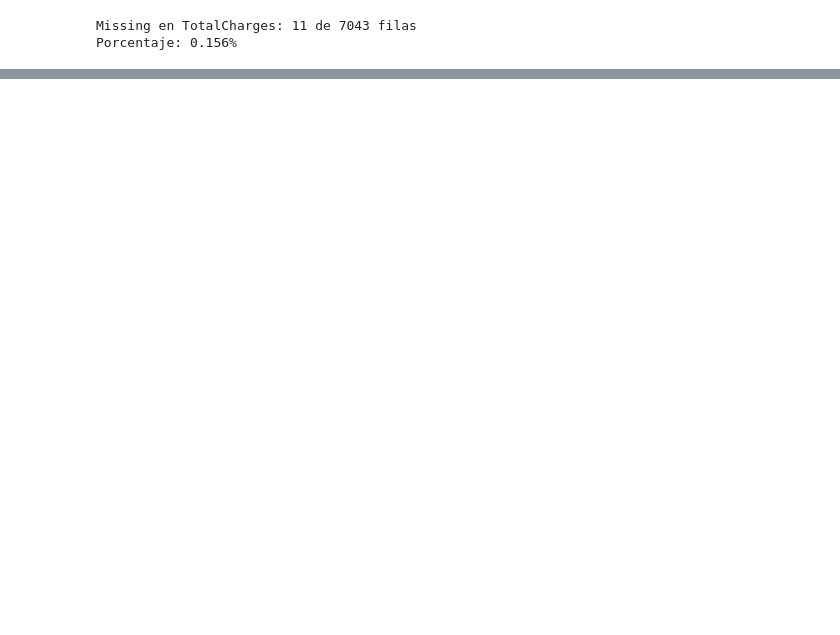
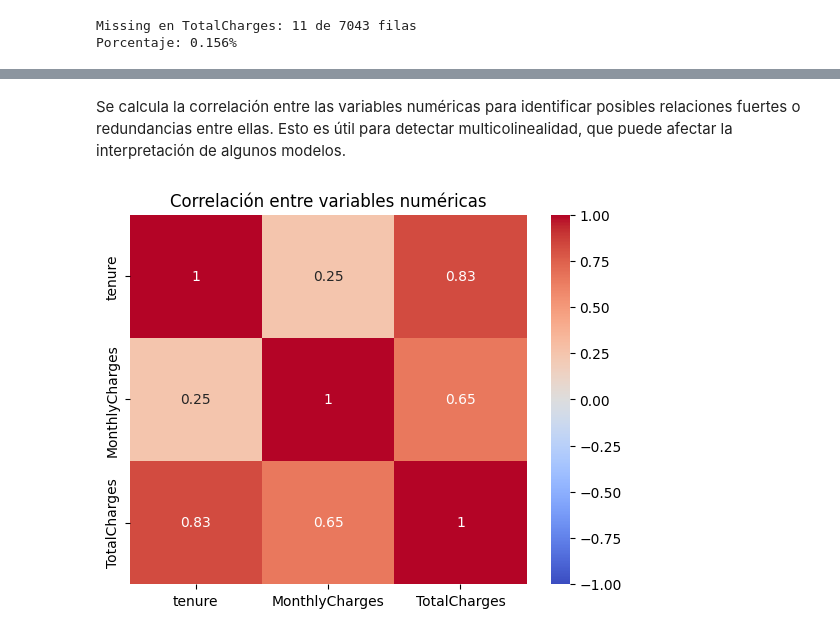
Before and after one commit to deisyrestrepoo/Prediccion-Churn-Clientes-Telco-Customer-Churn, a Jupyter notebook: fase-1/notebook.ipynb, the cells around one changed output, grey strips where cells are left out. Drawn from its saved outputs; the diff is of its cells as text; code cells hidden in the pictures; blank space fills up the shorter version.

```diff
--- a/fase-1/notebook.ipynb
+++ b/fase-1/notebook.ipynb
@@ -107,0 +274,17 @@ Porcentaje: 0.156%
+# %% [markdown]
+Se calcula la correlación entre las variables numéricas para identificar posibles
+relaciones fuertes o redundancias entre ellas. Esto es útil para detectar
+multicolinealidad, que puede afectar la interpretación de algunos modelos.
+# %%
+#Correlación entre variables numéricas
+import seaborn as sns
+
+# tenure, MonthlyCharges y TotalCharges son las numéricas reales
+numericas = ['tenure', 'MonthlyCharges', 'TotalCharges']
+corr = df[numericas].corr()
+
+sns.heatmap(corr, annot=True, cmap='coolwarm', vmin=-1, vmax=1)
+plt.title('Correlación entre variables numéricas')
+plt.show()
+# %% [output]
+[figure, added]
```
Also changed, not shown: parts of 41 cells of this notebook.
